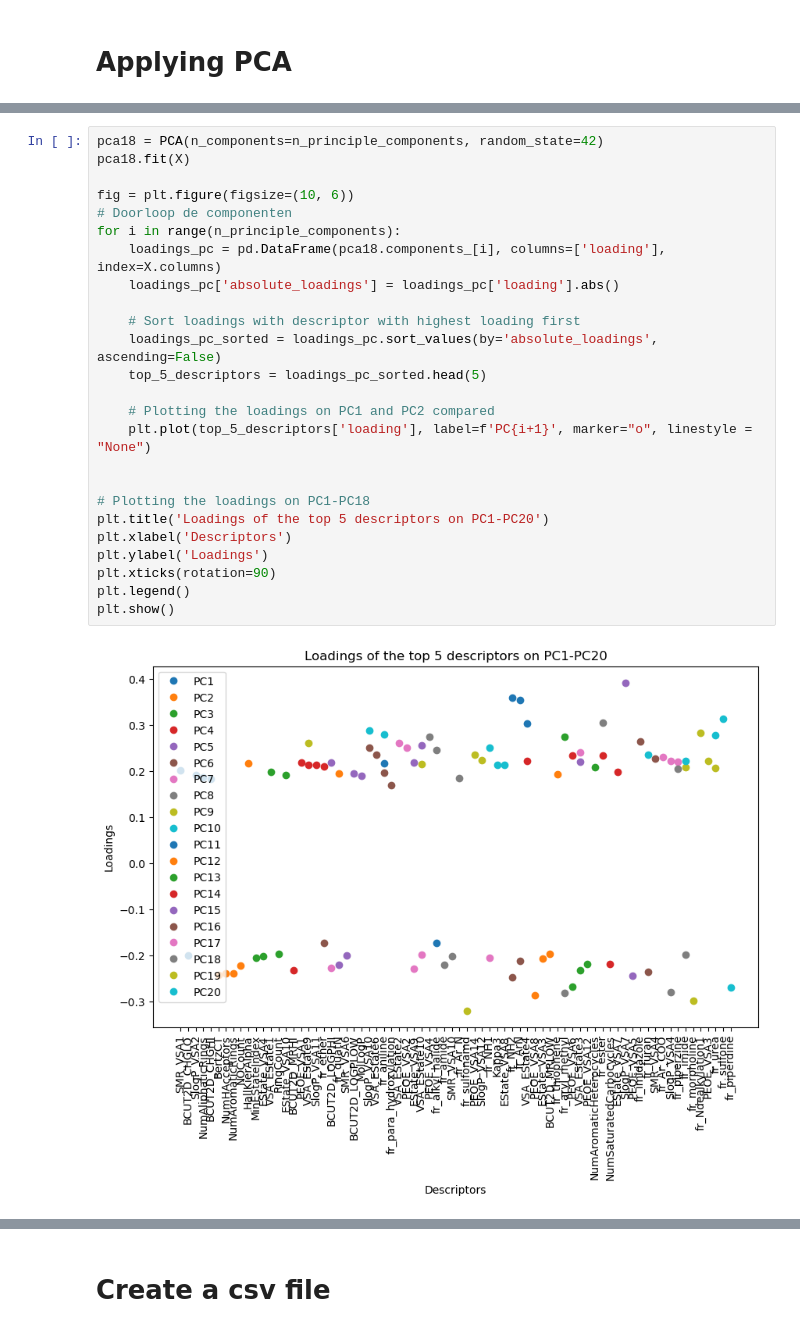
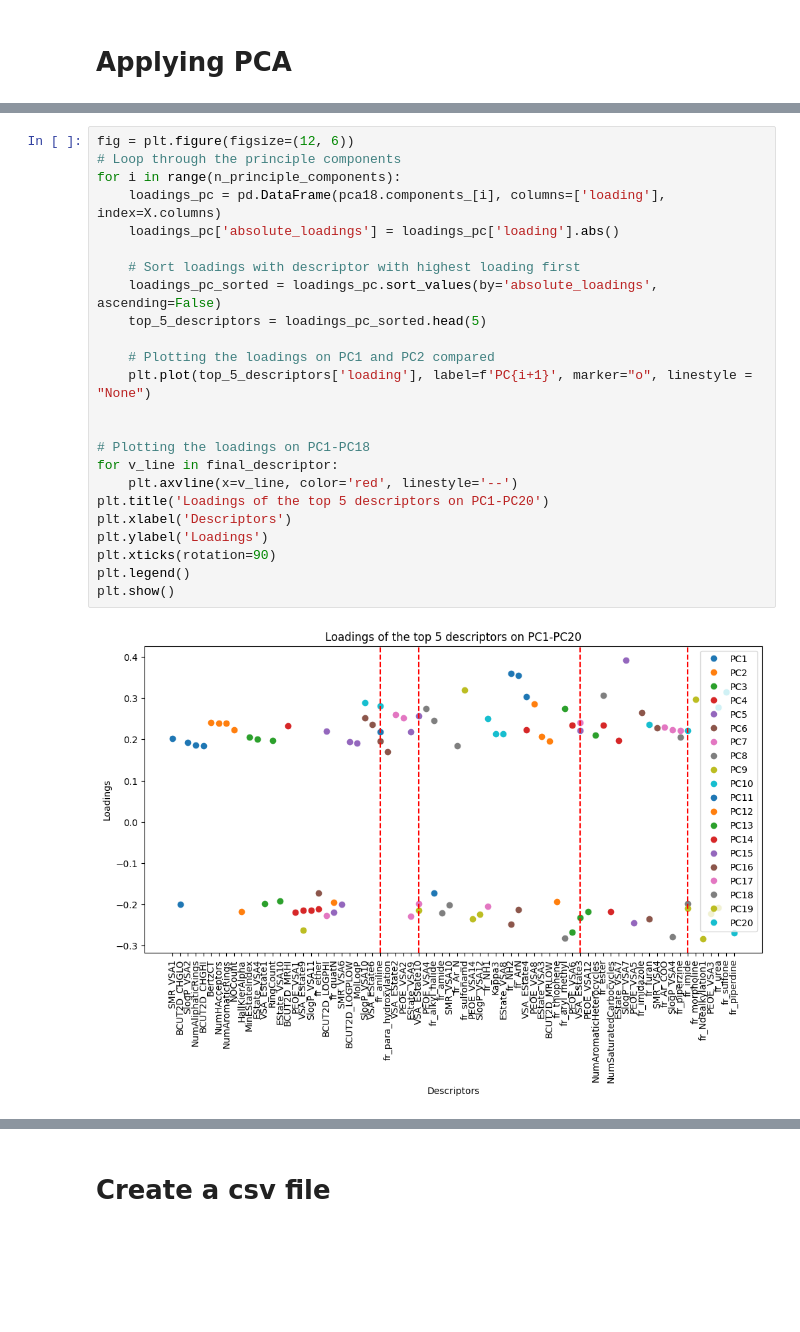
Before and after one commit to annebiemans/Group16, a Jupyter notebook: data_filtering.ipynb, the cells around one changed output, grey strips where cells are left out. Saved outputs shown, nothing was run; the diff lists cells and outputs as text; blank space fills up the shorter version.

Commit message:
Adding lines in plot and remove access code

```diff
--- a/data_filtering.ipynb
+++ b/data_filtering.ipynb
@@ -196,27 +235,26 @@ Number of principle components needed to cover 65% of the data: 20
 # %%
-pca18 = PCA(n_components=n_principle_components, random_state=42)
-pca18.fit(X)
-
-fig = plt.figure(figsize=(10, 6))
-# Doorloop de componenten
+fig = plt.figure(figsize=(12, 6))
+# Loop through the principle components
 for i in range(n_principle_components):
     loadings_pc = pd.DataFrame(pca18.components_[i], columns=['loading'], index=X.columns)
     loadings_pc['absolute_loadings'] = loadings_pc['loading'].abs()
 
     # Sort loadings with descriptor with highest loading first
     loadings_pc_sorted = loadings_pc.sort_values(by='absolute_loadings', ascending=False)
     top_5_descriptors = loadings_pc_sorted.head(5)
 
     # Plotting the loadings on PC1 and PC2 compared
     plt.plot(top_5_descriptors['loading'], label=f'PC{i+1}', marker="o", linestyle = "None")
 
 
 # Plotting the loadings on PC1-PC18
+for v_line in final_descriptor:
+    plt.axvline(x=v_line, color='red', linestyle='--')
 plt.title('Loadings of the top 5 descriptors on PC1-PC20')
 plt.xlabel('Descriptors')
 plt.ylabel('Loadings')
 plt.xticks(rotation=90)
 plt.legend()
 plt.show()
 # %% [output]
-[figure, old version]
+[figure, new version]
```
Also changed, not shown: parts of 5 cells of this notebook.
